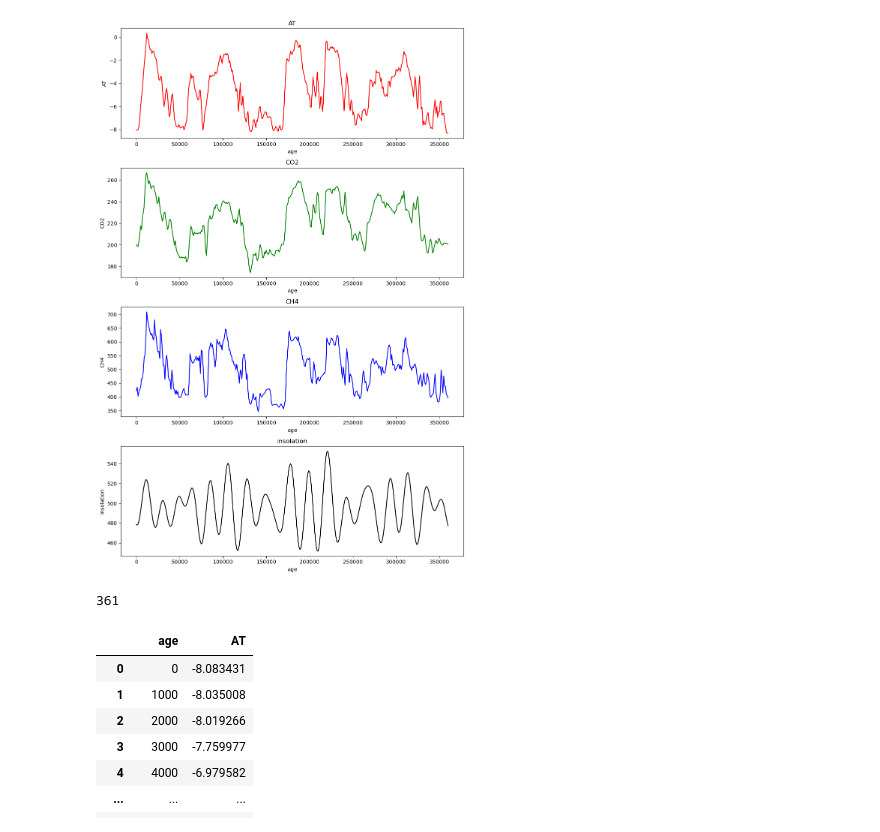
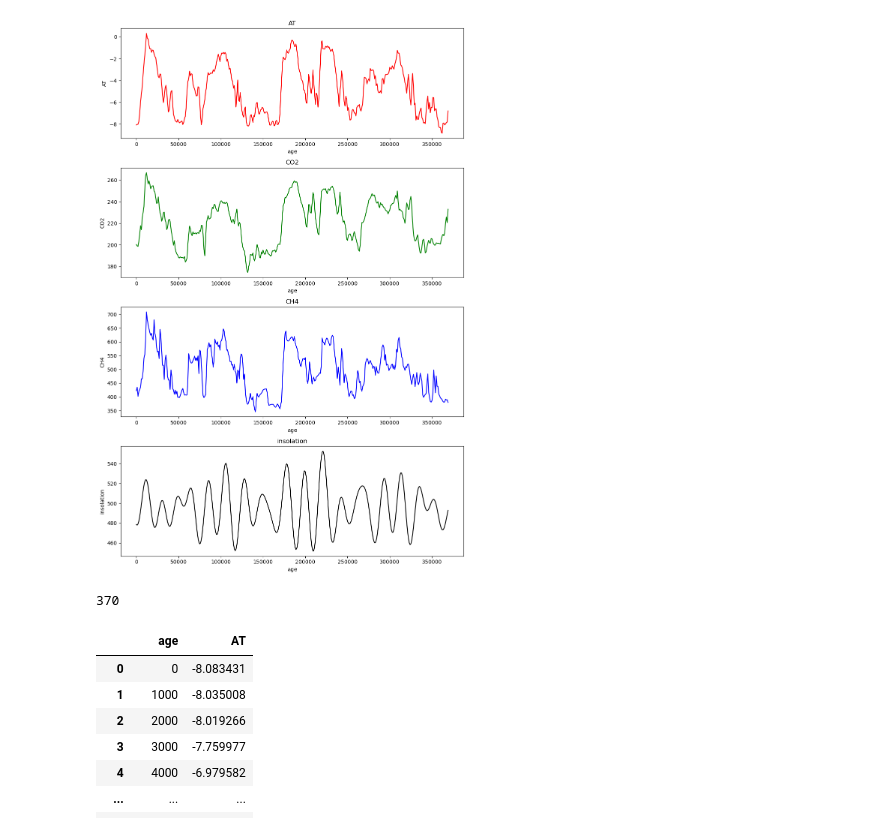
Before and after one commit to Peisong-Zheng/van2015_repeat, a Jupyter notebook: New_data_CCM_early.ipynb, the cells around one changed output. Drawn from its saved outputs; the diff is of its cells as text; code cells hidden in the pictures.

```diff
--- a/New_data_CCM_early.ipynb
+++ b/New_data_CCM_early.ipynb
@@ -10,7 +10,7 @@ df_inso = pd.read_csv(r"D:\VScode\van2015_repeat\data\insolation.csv")
 
 # crop the data and get the age>=0 and <=360000
 age_start=0
-age_end=360000
+age_end=369000
 
 df_AT = df_AT[(df_AT['age'] >= age_start) & (df_AT['age'] <= age_end)]
 df_CO2 = df_CO2[(df_CO2['age'] >= age_start) & (df_CO2['age'] <= age_end)]
@@ -18,35 +18,35 @@ df_CH4 = df_CH4[(df_CH4['age'] >= age_start) & (df_CH4['age'] <= age_end)]
 df_inso = df_inso[(df_inso['age'] >= age_start) & (df_inso['age'] <= age_end)]
 
 fig, axs = plt.subplots(4, 1, figsize=(10, 15))
 
 axs[0].plot(df_AT['age'], df_AT['AT'], color='r')
 axs[0].set_title('AT')
 axs[0].set_xlabel('age')
 axs[0].set_ylabel('AT')
 
 axs[1].plot(df_CO2['age'], df_CO2['CO2'], color='g')
 axs[1].set_title('CO2')
 axs[1].set_xlabel('age')
 axs[1].set_ylabel('CO2')
 
 axs[2].plot(df_CH4['age'], df_CH4['CH4'], color='b')
 axs[2].set_title('CH4')
 axs[2].set_xlabel('age')
 axs[2].set_ylabel('CH4')
 
 axs[3].plot(df_inso['age'], df_inso['inso'], color='k')
 axs[3].set_title('insolation')
 axs[3].set_xlabel('age')
 axs[3].set_ylabel('insolation')
 
 plt.tight_layout()
 plt.show()
 
 # print the length of the data
 print(len(df_AT['age']))
 # %% [output]
-[figure, old version]
+[figure, new version]
-361
+370
 # %%
 df_AT
 # %% [output]
```
Also changed, not shown: parts of 6 cells of this notebook, 1 other file.
